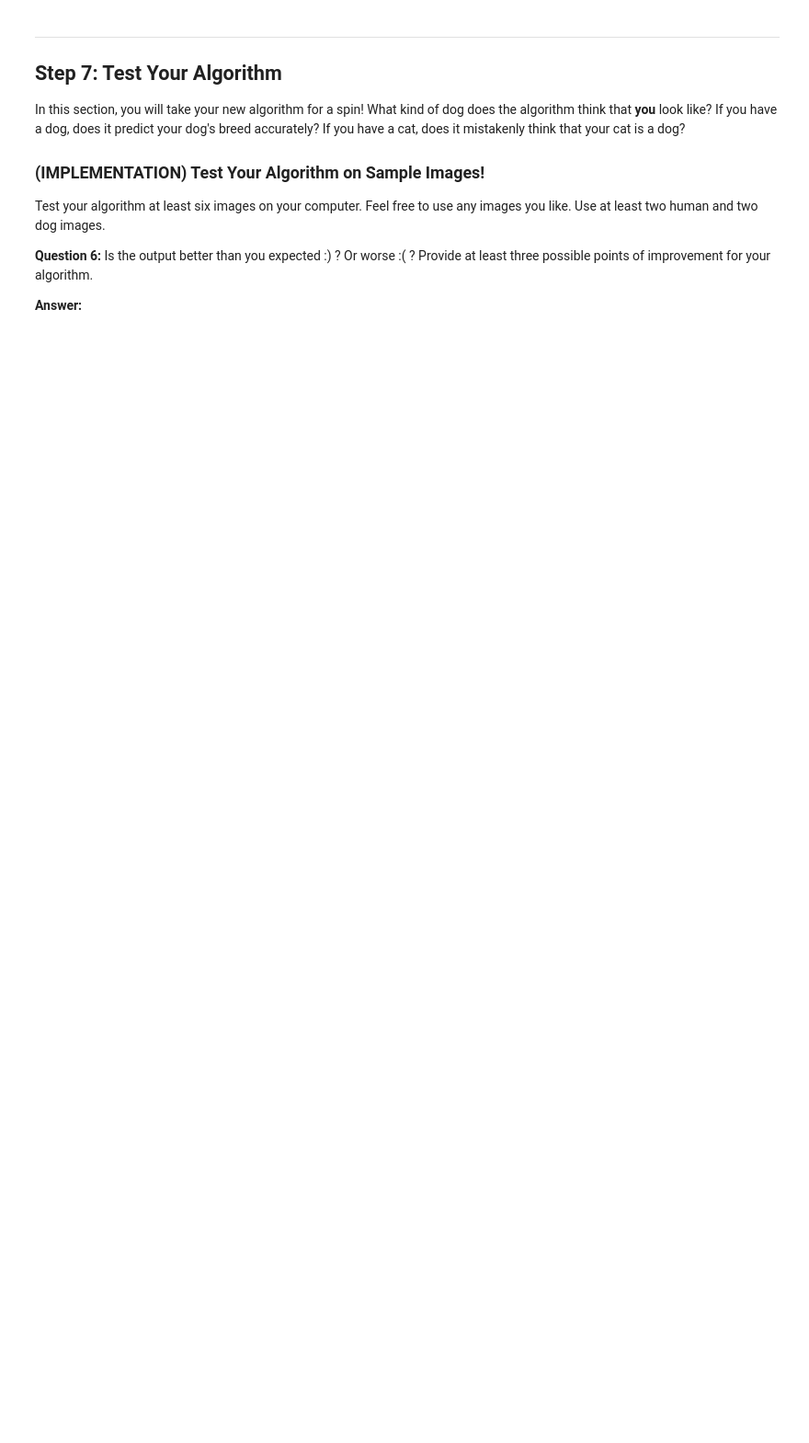
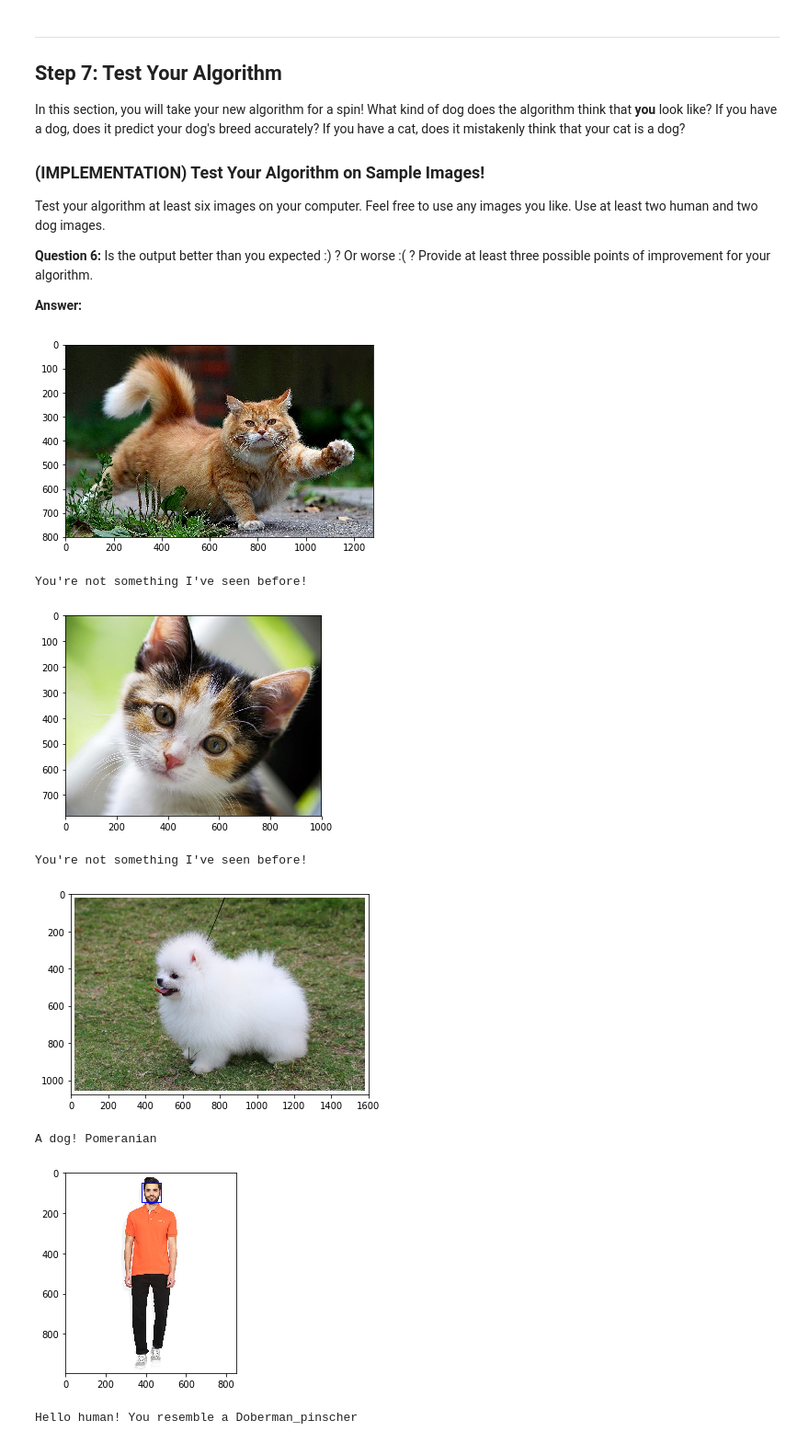
Before and after one commit to Kirupakaran/dog-classifier, a Jupyter notebook: dog_app.ipynb, the cells around one changed output. Shown at 92% size. Drawn from its saved outputs; the diff is of its cells as text; code cells hidden in the pictures; blank space fills up the shorter version.

```diff
--- a/dog_app.ipynb
+++ b/dog_app.ipynb
@@ -716,0 +714,10 @@ where `{network}`, in the above filename, should be one of `VGG19`, `Resnet50`,
+# %%
+def Inceptionv3_predict_breed(img_path):
+    # extract bottleneck features
+    bottleneck_feature = extract_InceptionV3(path_to_tensor(img_path))
+    # obtain predicted vector
+    predicted_vector = inceptionv3_model.predict(bottleneck_feature)
+    # return dog breed that is predicted by the model
+    return dog_names[np.argmax(predicted_vector)]
+
+Inceptionv3_predict_breed('dogImages/test/002.Afghan_hound/Afghan_hound_00116.jpg')
@@ -738,3 +744,34 @@ Some sample output for our algorithm is provided below, but feel free to design
+# %%
+def detector(img_path):
+    # extract pre-trained face detector
+    face_cascade = cv2.CascadeClassifier('haarcascades/haarcascade_frontalface_alt.xml')
+
+    # load color (BGR) image
+    img = cv2.imread(img_path)
+    # convert BGR image to grayscale
+    gray = cv2.cvtColor(img, cv2.COLOR_BGR2GRAY)
+
+    # find faces in image
+    faces = face_cascade.detectMultiScale(gray)
+
+    # get bounding box for each detected face
+    for (x,y,w,h) in faces:
+        # add bounding box to color image
+        cv2.rectangle(img,(x,y),(x+w,y+h),(255,0,0),2)
+
+    # convert BGR image to RGB for plotting
+    cv_rgb = cv2.cvtColor(img, cv2.COLOR_BGR2RGB)
+
+    # display the image, along with bounding box
+    plt.imshow(cv_rgb)
+    plt.show()
+
+    if dog_detector(img_path):
+        return 'A dog! ' + Inceptionv3_predict_breed(img_path)
+    elif face_detector(img_path):
+        return 'Hello human! You resemble a ' + Inceptionv3_predict_breed(img_path)
+    else:
+        return "You're not something I've seen before!"
 # %% [markdown]
 ---
 <a id='step7'></a>
@@ -755,0 +789,12 @@ __Answer:__
+# %%
+for item in (glob("test/*")):
+    print((detector(item)))
+# %% [output]
+[figure, added]
+You're not something I've seen before!
+[figure, added]
+You're not something I've seen before!
+[figure, added]
+A dog! Pomeranian
+[figure, added]
+Hello human! You resemble a Doberman_pinscher
```
Also changed, not shown: parts of 10 cells of this notebook.
